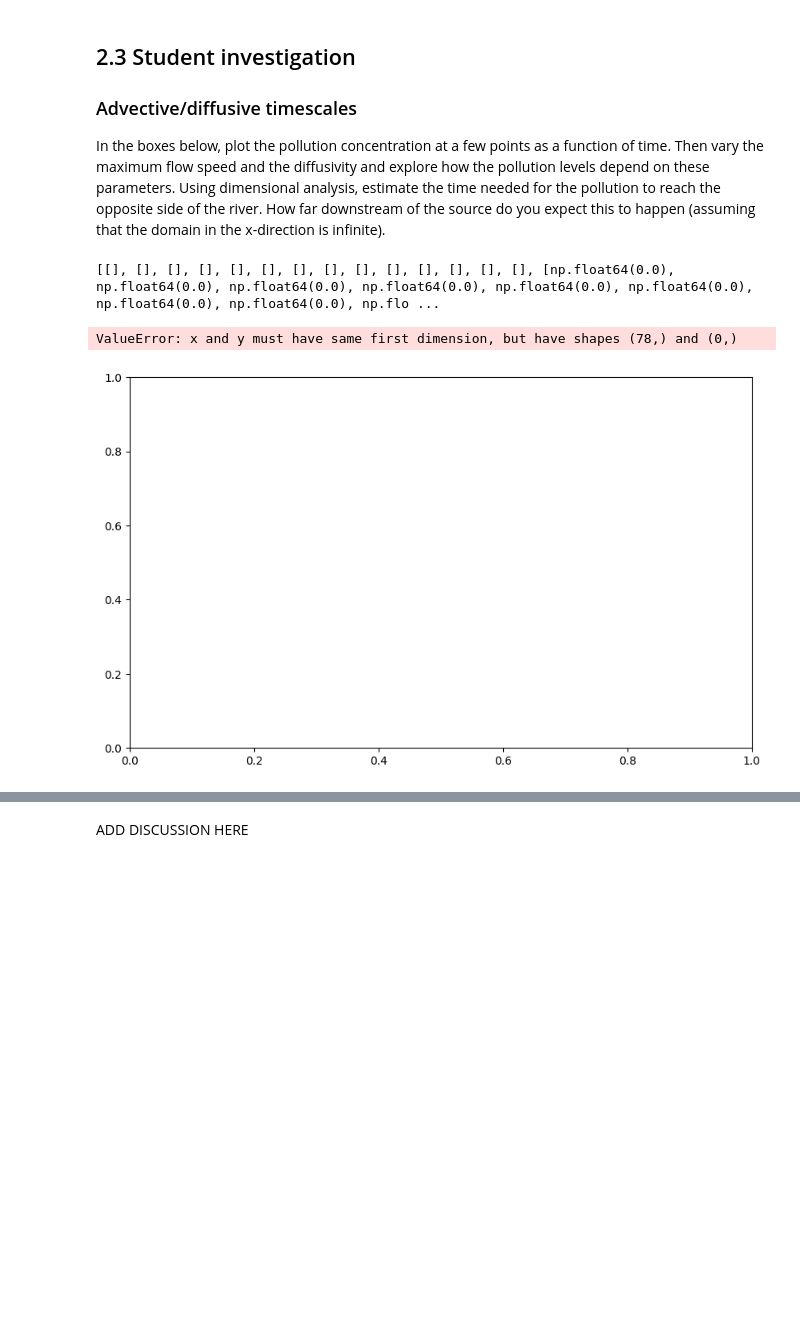
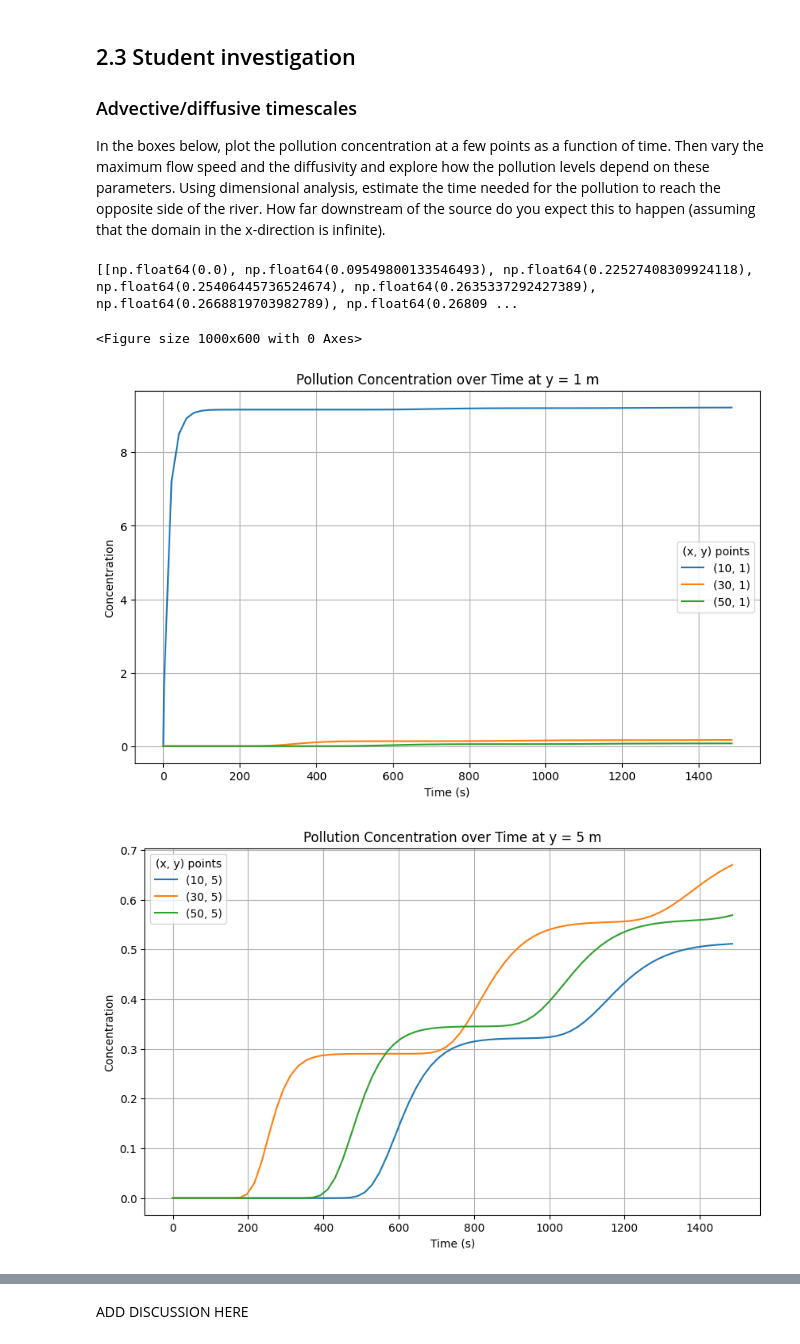
Before and after one commit to benwulmer/QCES, a Jupyter notebook: Project2_transport.ipynb, the cells around one changed output, grey strips where cells are left out. Drawn from its saved outputs; the diff is of its cells as text; code cells hidden in the pictures; blank space fills up the shorter version.

```diff
--- a/Project2_transport.ipynb
+++ b/Project2_transport.ipynb
@@ -450,9 +450,13 @@ INFO:matplotlib.animation:MovieWriter._run: running command: ffmpeg -f rawvideo
 ### Advective/diffusive timescales
 In the boxes below, plot the pollution concentration at a few points as a function of time. Then vary the maximum flow speed and the diffusivity and explore how the pollution levels depend on these parameters. Using dimensional analysis, estimate the time needed for the pollution to reach the opposite side of the river. How far downstream of the source do you expect this to happen (assuming that the domain in the x-direction is infinite).
 # %%
-points = [(10,0), (20,0), (30,0), (40,0), (50,0),
-          (10,5), (20,5), (30,5), (40,5), (50,5),
-          (10,10), (20,10), (30,10), (40,10), (50,10),
+# points = [(10,0), (20,0), (30,0), (40,0), (50,0),
+#           (10,5), (20,5), (30,5), (40,5), (50,5),
+#           (10,10), (20,10), (30,10), (40,10), (50,10),
+#           ]
+points = [(10,1), (30,1), (50,1),
+          (10,5), (30,5), (50,5),
+          (10,10), (30,10), (50,10),
           ]
 transformed_points = []
 for p in points:
@@ -465,26 +469,39 @@ concentration_levels = []
 for p in points:
   concentration_levels.append([])
 
-for t in range(len(c_save)):
-  for p in transformed_points:
-    c = c_save[t][p[0]][p[1]]
-    concentration_levels[-1].append(c)
+for i in range(len(transformed_points)):
+  for j in range(len(c_save)):
+    p = transformed_points[i]
+    c = c_save[j][p[0]][p[1]]
+    concentration_levels[i].append(c)
 # %%
 print(concentration_levels)
 # %% [output]
-[[], [], [], [], [], [], [], [], [], [], [], [], [], [], [np.float64(0.0), np.float64(0.0), np.float64(0.0), np.float64(0.0), np.float64(0.0), np.float64(0.0), np.float64(0.0), np.float64(0.0), np.flo ...
+[[np.float64(0.0), np.float64(0.09549800133546493), np.float64(0.22527408309924118), np.float64(0.25406445736524674), np.float64(0.2635337292427389), np.float64(0.2668819703982789), np.float64(0.26809 ...
 # %%
 plt.figure(figsize=(10, 6))
-for i, level in enumerate(concentration_levels):
 
-  plt.plot(t_save, level, label=f'({points[i][0]}, {points[i][1]})')
+# Group points by their y-coordinate
+points_by_y = {}
+for i, p in enumerate(points):
+    y_coord = p[1]
+    if y_coord not in points_by_y:
+        points_by_y[y_coord] = []
+    points_by_y[y_coord].append((p, concentration_levels[i]))
 
-plt.xlabel('Time (s)')
-plt.ylabel('Concentration')
-plt.title('Pollution Concentration over Time at Different Points')
-plt.legend(title='(x, y) points')
-plt.grid(True)
-plt.show()
+# Plot concentration levels for each y-coordinate
+for y_coord, data in points_by_y.items():
+    plt.figure(figsize=(10, 6))
+    for p, levels in data:
+        plt.plot(t_save, levels, label=f'({p[0]}, {p[1]})')
+
+    plt.xlabel('Time (s)')
+    plt.ylabel('Concentration')
+    plt.title(f'Pollution Concentration over Time at y = {y_coord} m')
+    plt.legend(title='(x, y) points')
+    plt.grid(True)
+    plt.show()
 # %% [output]
-ValueError: x and y must have same first dimension, but have shapes (78,) and (0,)
+<Figure size 1000x600 with 0 Axes>
-[figure, old version]
+[figure, new version]
+[figure, added]
```
Also changed, not shown: parts of 5 cells of this notebook.
